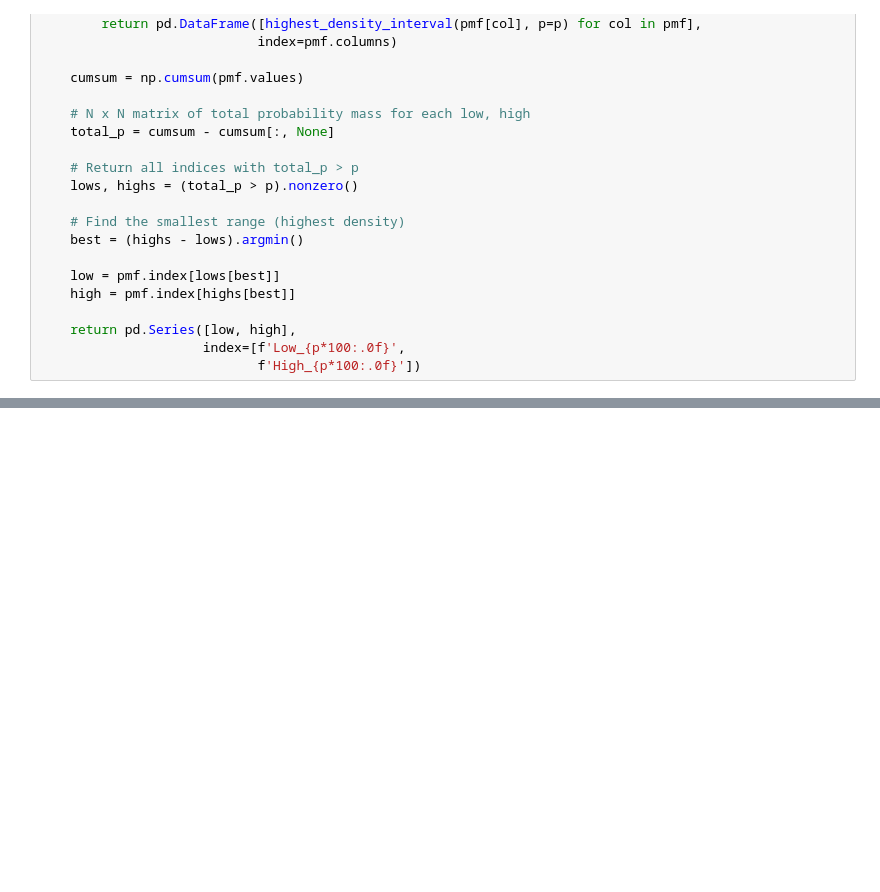
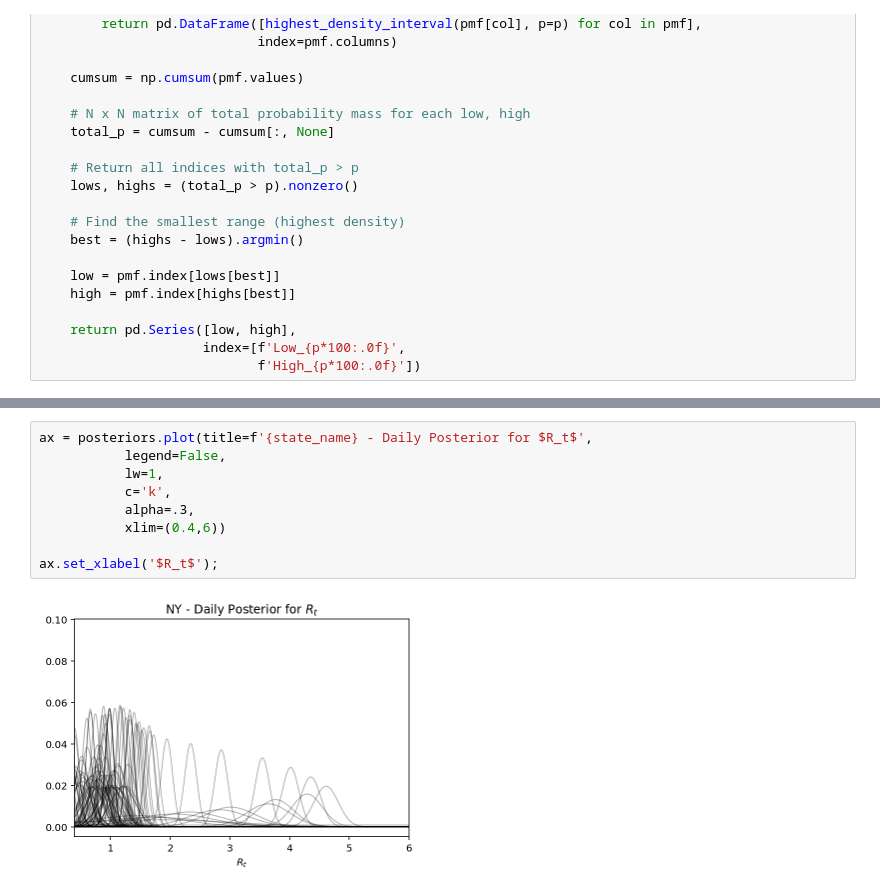
Before and after one commit to fpgdesa/CovidDashboard, a Jupyter notebook: dashboard/Notebook/Dados_Paty.ipynb, the cells around one changed output, grey strips where cells are left out. Saved outputs shown, nothing was run; the diff lists cells and outputs as text; blank space fills up the shorter version.

```diff
--- a/dashboard/Notebook/Dados_Paty.ipynb
+++ b/dashboard/Notebook/Dados_Paty.ipynb
@@ -662,0 +772,11 @@ AttributeError: 'str' object has no attribute 'toordinal'
+# %%
+ax = posteriors.plot(title=f'{state_name} - Daily Posterior for $R_t$',
+           legend=False,
+           lw=1,
+           c='k',
+           alpha=.3,
+           xlim=(0.4,6))
+
+ax.set_xlabel('$R_t$');
+# %% [output]
+[figure, added]
```
Also changed, not shown: parts of 20 cells of this notebook, 2 other files.
